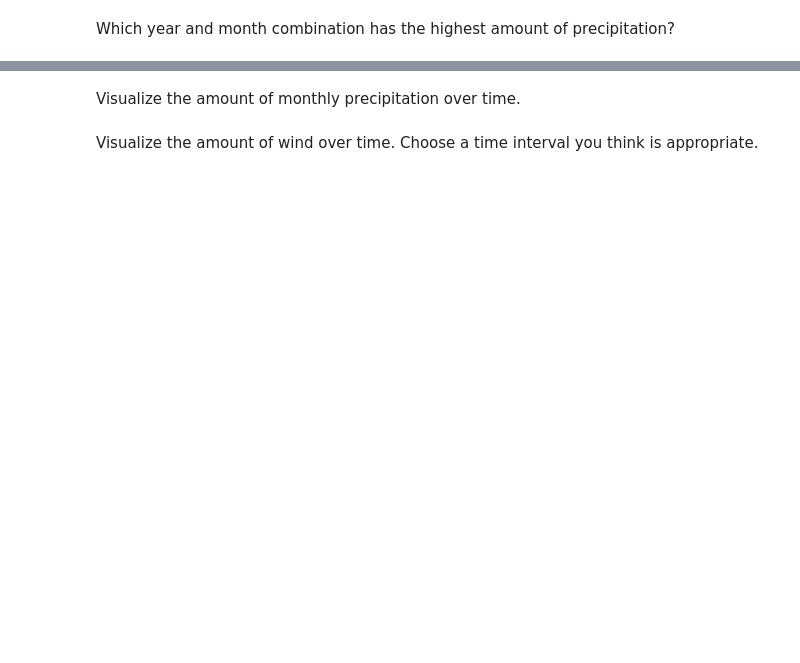
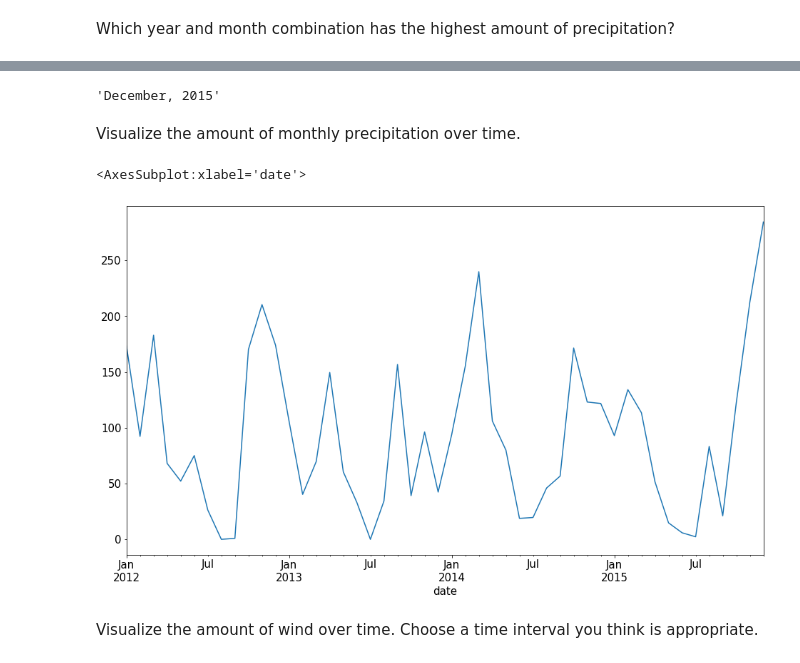
Before and after one commit to raedownen/time-series, a Jupyter notebook: time-series-exercises.ipynb, the cells around one changed output, grey strips where cells are left out. Saved outputs shown, nothing was run; the diff lists cells and outputs as text; code cells hidden in the pictures; blank space fills up the shorter version.

```diff
--- a/time-series-exercises.ipynb
+++ b/time-series-exercises.ipynb
@@ -220,4 +303,15 @@ df
+# %%
+#Use strftime to make the information easier to read
+df.resample('M').precipitation.sum().idxmax().strftime('%B, %Y')
+# %% [output]
+'December, 2015'
 # %% [markdown]
 Visualize the amount of monthly precipitation over time.
+# %%
+#Plot the monthly precipitation
+df.resample('M').precipitation.sum().plot()
+# %% [output]
+<AxesSubplot:xlabel='date'>
+[figure, added]
 # %% [markdown]
 Visualize the amount of wind over time. Choose a time interval you think is appropriate.
```
Also changed, not shown: parts of 33 cells of this notebook.
